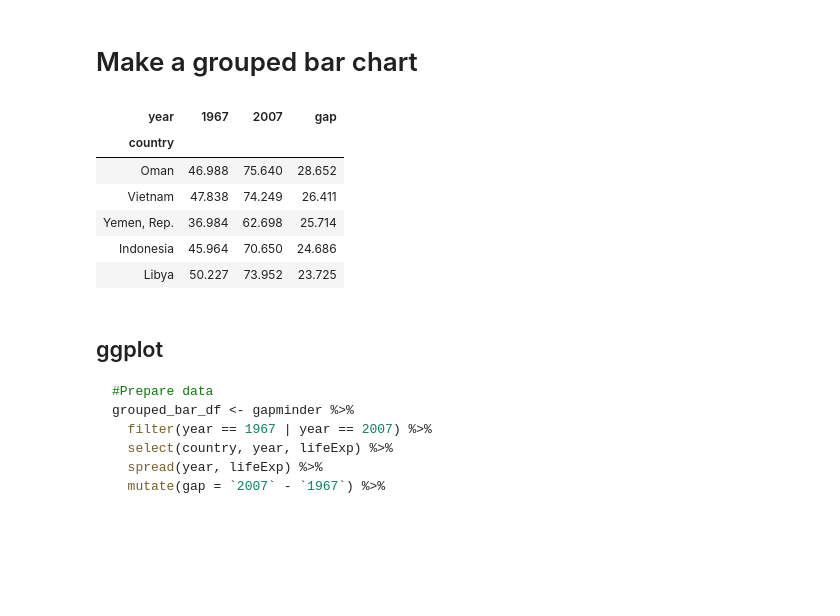
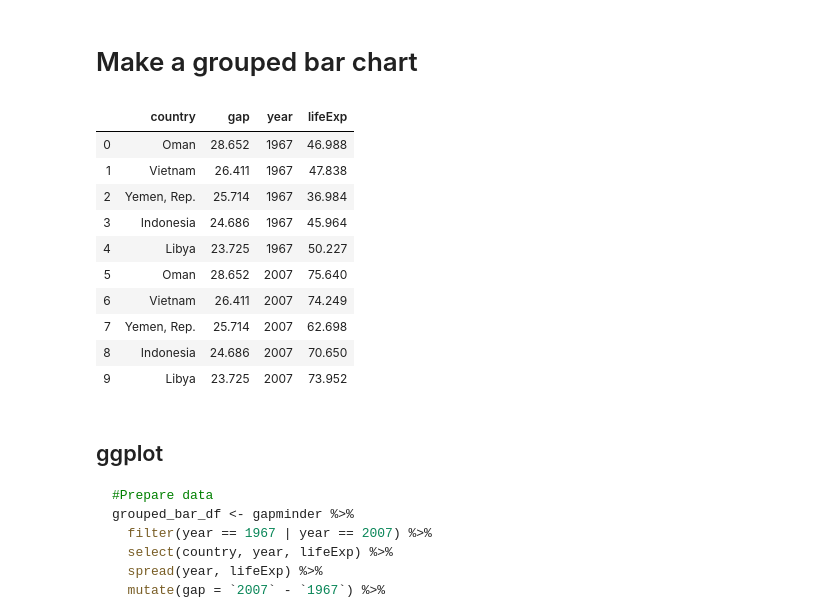
Before and after one commit to noklam/blog_archive_fastpage, a Jupyter notebook: _notebooks/2020-04-13-Recreating-the-BBC-graphs-in-Python-plotnine-altair.ipynb, the cells around one changed output. Cells and saved outputs as stored; diff of their text form; code cells hidden in the pictures; blank space fills up the shorter version.

````diff
--- a/_notebooks/2020-04-13-Recreating-the-BBC-graphs-in-Python-plotnine-altair.ipynb
+++ b/_notebooks/2020-04-13-Recreating-the-BBC-graphs-in-Python-plotnine-altair.ipynb
@@ -393,23 +419,34 @@ stacked_bar_altair + hline
 # Make a grouped bar chart
 # %%
 # hide
-grouped_df = (
-    gapminder[['country', 'year', 'lifeExp']]
-    .query(' year == 1967 | year == 2007 ')
-    .pivot_table(index=['country'], columns='year', values='lifeExp')
+grouped_bar_df = (
+    gapminder[[
+        'country', 'year', 'lifeExp'
+    ]].query(' year == 1967 | year == 2007 ')
+    .pivot_table(
+        index=['country'], columns='year',
+        values='lifeExp')
     .assign(gap=lambda x: x[2007] - x[1967])
     .nlargest(5, 'gap')
+    .reset_index()
+    .melt(value_vars=[1967, 2007],
+          id_vars=['country', 'gap'],
+      value_name='lifeExp')
 )
 
-grouped_df
+grouped_bar_df
 # %% [output]
-| year | 1967 | 2007 | gap |
-| country |  |  |  |
-| Oman | 46.988 | 75.640 | 28.652 |
-| Vietnam | 47.838 | 74.249 | 26.411 |
-| Yemen, Rep. | 36.984 | 62.698 | 25.714 |
-| Indonesia | 45.964 | 70.650 | 24.686 |
-| Libya | 50.227 | 73.952 | 23.725 |
+|  | country | gap | year | lifeExp |
+| 0 | Oman | 28.652 | 1967 | 46.988 |
+| 1 | Vietnam | 26.411 | 1967 | 47.838 |
+| 2 | Yemen, Rep. | 25.714 | 1967 | 36.984 |
+| 3 | Indonesia | 24.686 | 1967 | 45.964 |
+| 4 | Libya | 23.725 | 1967 | 50.227 |
+| 5 | Oman | 28.652 | 2007 | 75.640 |
+| 6 | Vietnam | 26.411 | 2007 | 74.249 |
+| 7 | Yemen, Rep. | 25.714 | 2007 | 62.698 |
+| 8 | Indonesia | 24.686 | 2007 | 70.650 |
+| 9 | Libya | 23.725 | 2007 | 73.952 |
 # %% [markdown]
 ## ggplot
 ```r
````
Also changed, not shown: parts of 23 cells of this notebook.
